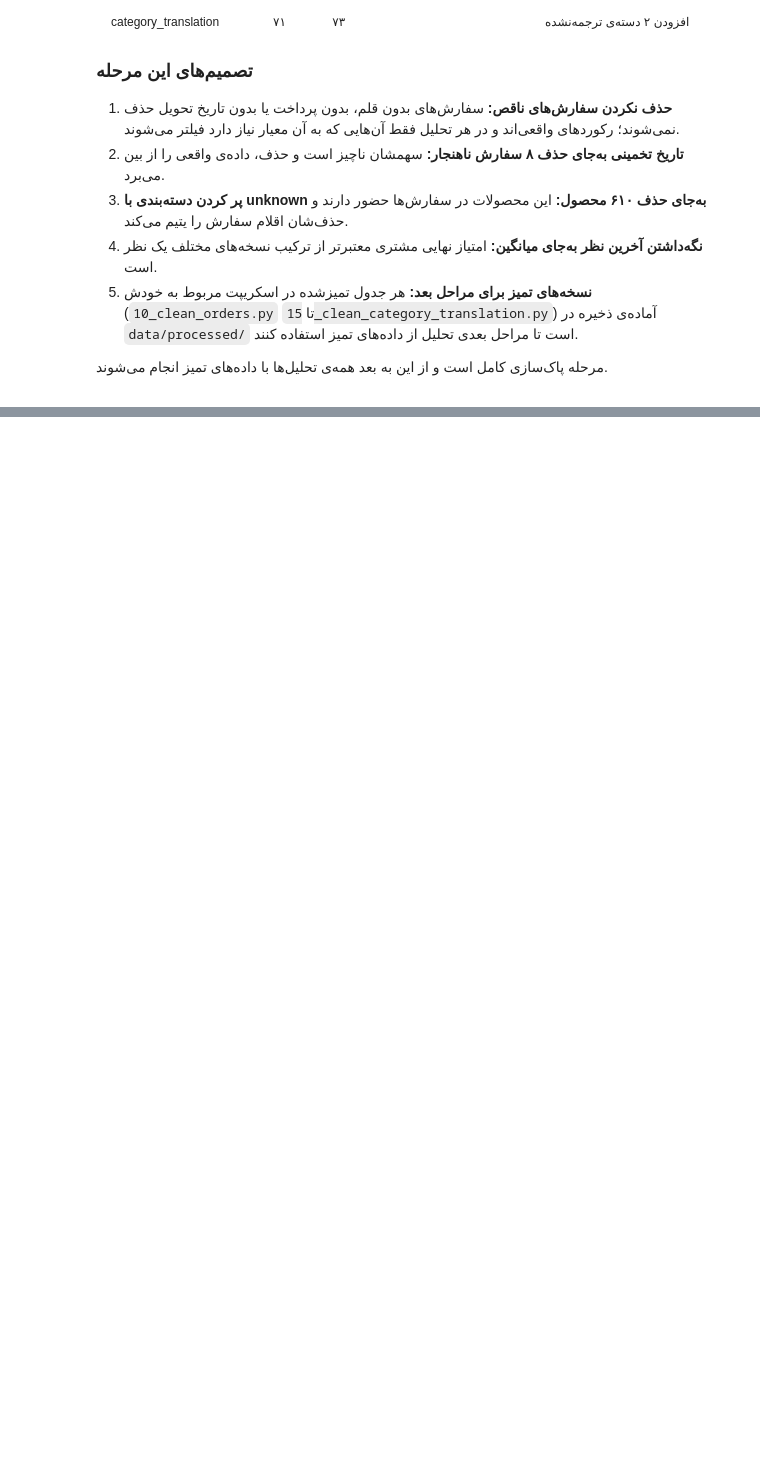
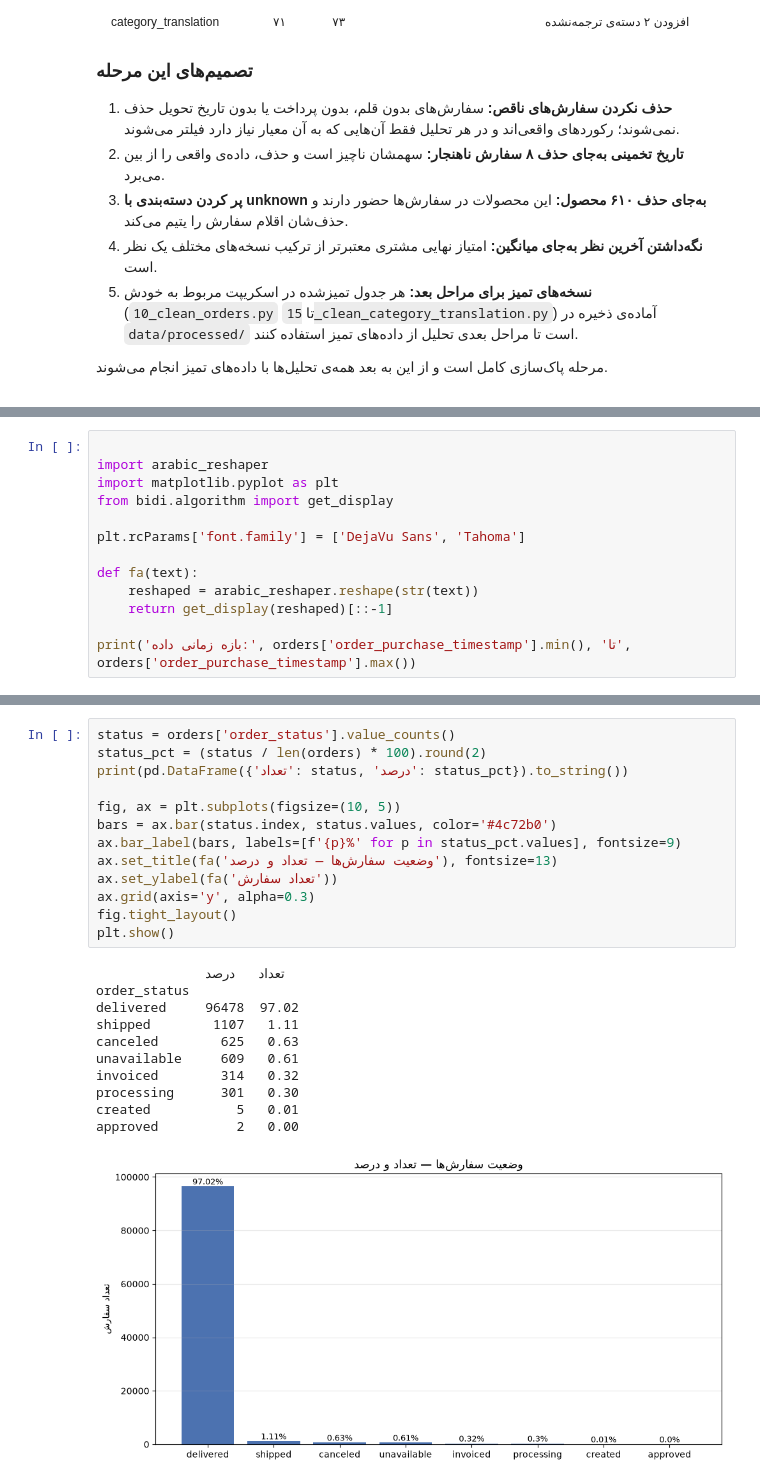
Before and after one commit to arashalidadi/olist-pro, a Jupyter notebook: olist_analysis.ipynb, the cells around one changed output, grey strips where cells are left out. Saved outputs shown, nothing was run; the diff lists cells and outputs as text; blank space fills up the shorter version.

Commit message:
add stage 3 (order trends analysis)

```diff
--- a/olist_analysis.ipynb
+++ b/olist_analysis.ipynb
@@ -1367,0 +1383,13 @@ print('سطرهای جدول ترجمه بعد از اصلاح:', len(category_t
+# %%
+
+import arabic_reshaper
+import matplotlib.pyplot as plt
+from bidi.algorithm import get_display
+
+plt.rcParams['font.family'] = ['DejaVu Sans', 'Tahoma']
+
+def fa(text):
+    reshaped = arabic_reshaper.reshape(str(text))
+    return get_display(reshaped)[::-1]
+
+print('بازه زمانی داده:', orders['order_purchase_timestamp'].min(), 'تا', orders['order_purchase_timestamp'].max())
@@ -1367,0 +1406,25 @@ print('سطرهای جدول ترجمه بعد از اصلاح:', len(category_t
+# %%
+status = orders['order_status'].value_counts()
+status_pct = (status / len(orders) * 100).round(2)
+print(pd.DataFrame({'تعداد': status, 'درصد': status_pct}).to_string())
+
+fig, ax = plt.subplots(figsize=(10, 5))
+bars = ax.bar(status.index, status.values, color='#4c72b0')
+ax.bar_label(bars, labels=[f'{p}%' for p in status_pct.values], fontsize=9)
+ax.set_title(fa('وضعیت سفارش‌ها — تعداد و درصد'), fontsize=13)
+ax.set_ylabel(fa('تعداد سفارش'))
+ax.grid(axis='y', alpha=0.3)
+fig.tight_layout()
+plt.show()
+# %% [output]
+              تعداد   درصد
+order_status
+delivered     96478  97.02
+shipped        1107   1.11
+canceled        625   0.63
+unavailable     609   0.61
+invoiced        314   0.32
+processing      301   0.30
+created           5   0.01
+approved          2   0.00
+[figure, added]
```
Also changed, not shown: parts of 14 cells of this notebook, 2 other files.
